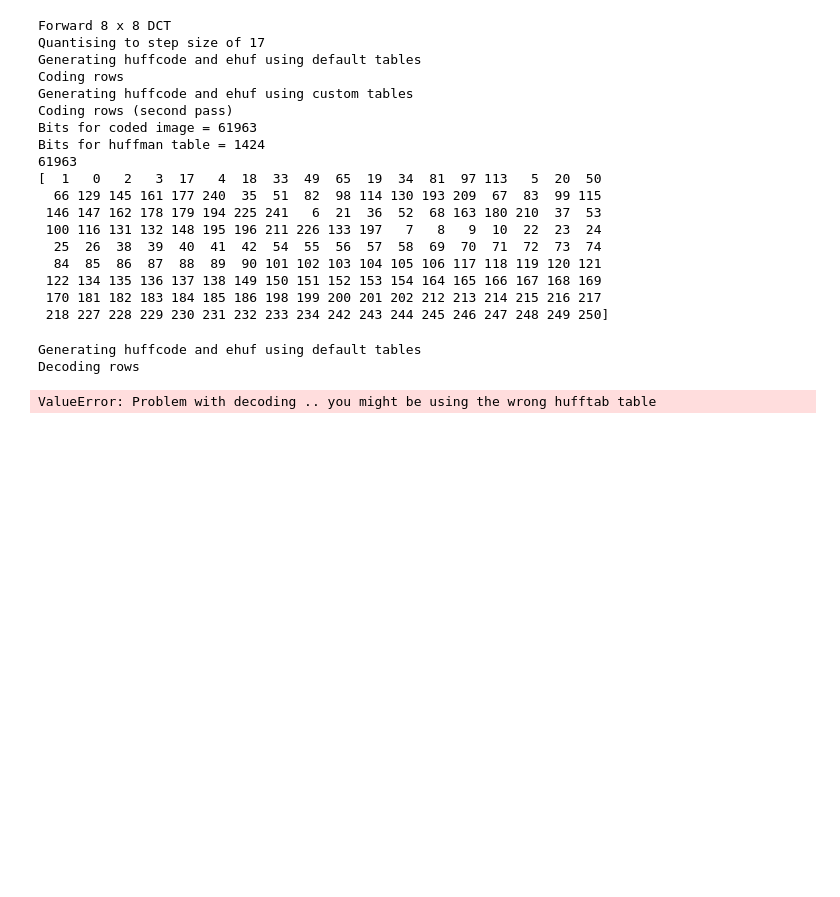
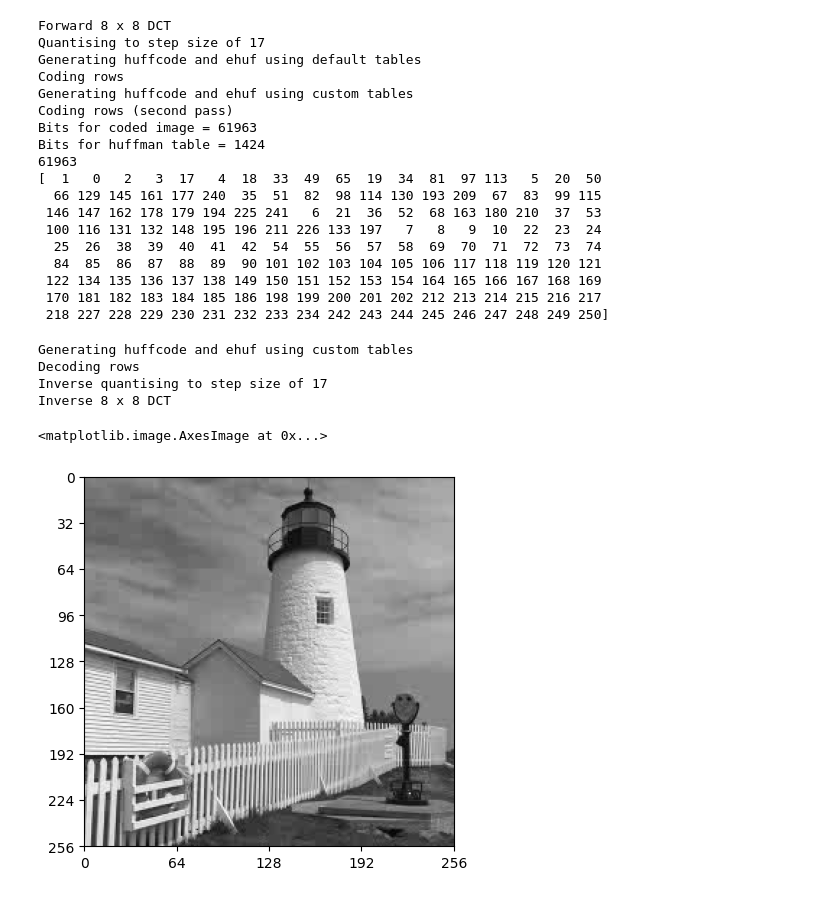
Before and after one commit to jet-tong/cued_sf2_lab, a Jupyter notebook: 12-huffman-jensen.ipynb, the cells around one changed output. Drawn from its saved outputs; the diff is of its cells as text; code cells hidden in the pictures; blank space fills up the shorter version.

```diff
--- a/12-huffman-jensen.ipynb
+++ b/12-huffman-jensen.ipynb
@@ -689,13 +692,15 @@ Bits for huffman table = 1424
  170 181 182 183 184 185 186 198 199 200 201 202 212 213 214 215 216 217
  218 227 228 229 230 231 232 233 234 242 243 244 245 246 247 248 249 250]
 # %%
-
-Z = lbtdec(vlc, qstep=17) # We don't need hufftab? what is this sorcery
+Z = lbtdec(vlc, qstep=17, hufftab = hufftab) # We don't need hufftab? what is this sorcery
 #Z = Z + 128
 
 fig, ax = plt.subplots()
 plot_image(Z)
 # %% [output]
-Generating huffcode and ehuf using default tables
+Generating huffcode and ehuf using custom tables
 Decoding rows
+Inverse quantising to step size of 17
+Inverse 8 x 8 DCT
-ValueError: Problem with decoding .. you might be using the wrong hufftab table
+<matplotlib.image.AxesImage at 0x...>
+[figure, added]
```
Also changed, not shown: parts of 4 cells of this notebook.
